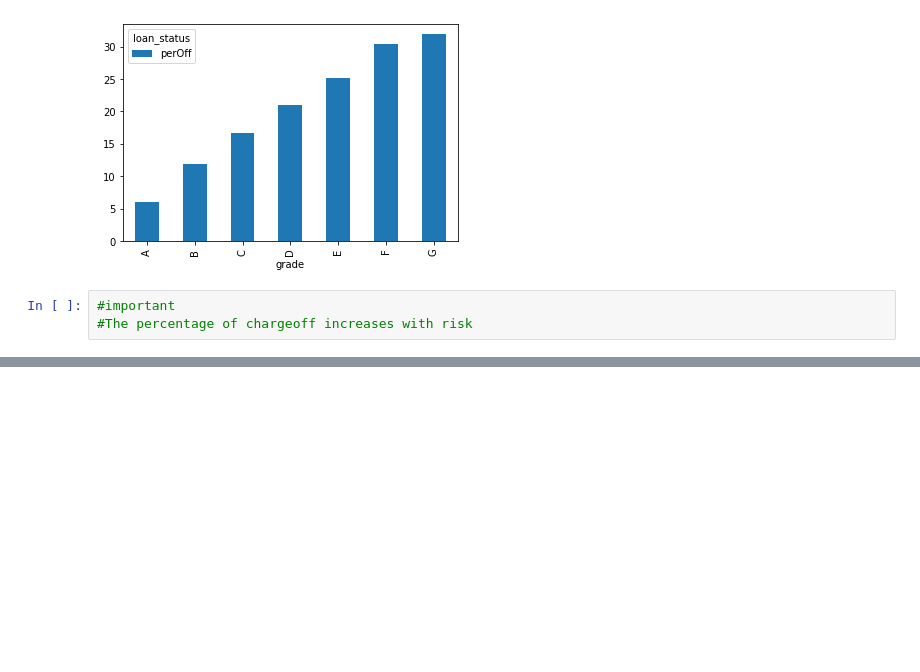
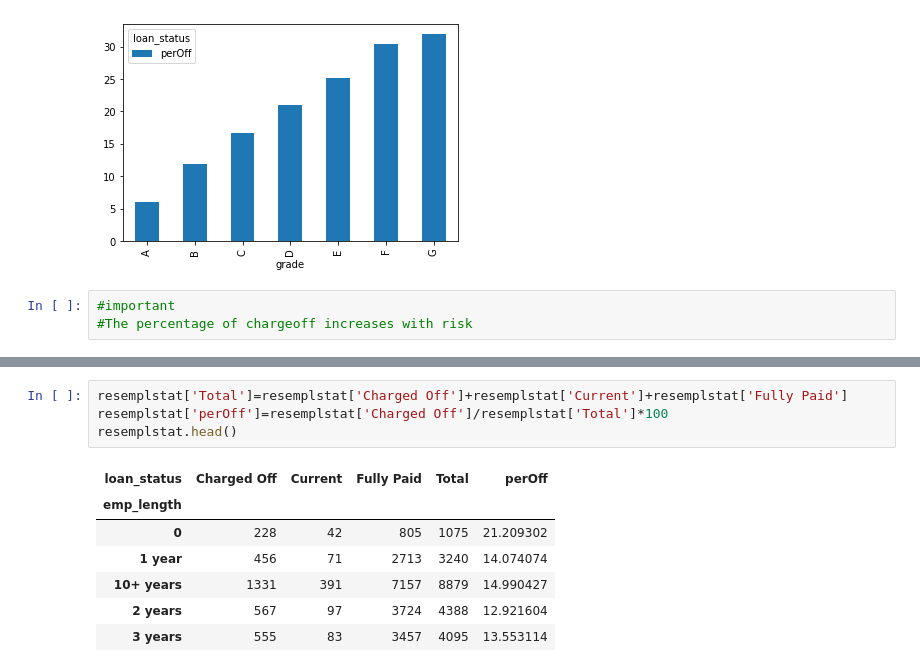
Before and after one commit to sreedevisreekumar/machinelearning, a Jupyter notebook: Assignment.ipynb, the cells around one changed output, grey strips where cells are left out. Cells and saved outputs as stored; diff of their text form; blank space fills up the shorter version.

```diff
--- a/Assignment.ipynb
+++ b/Assignment.ipynb
@@ -495,0 +601,12 @@ plt.show()
+# %%
+resemplstat['Total']=resemplstat['Charged Off']+resemplstat['Current']+resemplstat['Fully Paid']
+resemplstat['perOff']=resemplstat['Charged Off']/resemplstat['Total']*100
+resemplstat.head()
+# %% [output]
+| loan_status | Charged Off | Current | Fully Paid | Total | perOff |
+| emp_length |  |  |  |  |  |
+| 0 | 228 | 42 | 805 | 1075 | 21.209302 |
+| 1 year | 456 | 71 | 2713 | 3240 | 14.074074 |
+| 10+ years | 1331 | 391 | 7157 | 8879 | 14.990427 |
+| 2 years | 567 | 97 | 3724 | 4388 | 12.921604 |
+| 3 years | 555 | 83 | 3457 | 4095 | 13.553114 |
```
Also changed, not shown: parts of 16 cells of this notebook.
